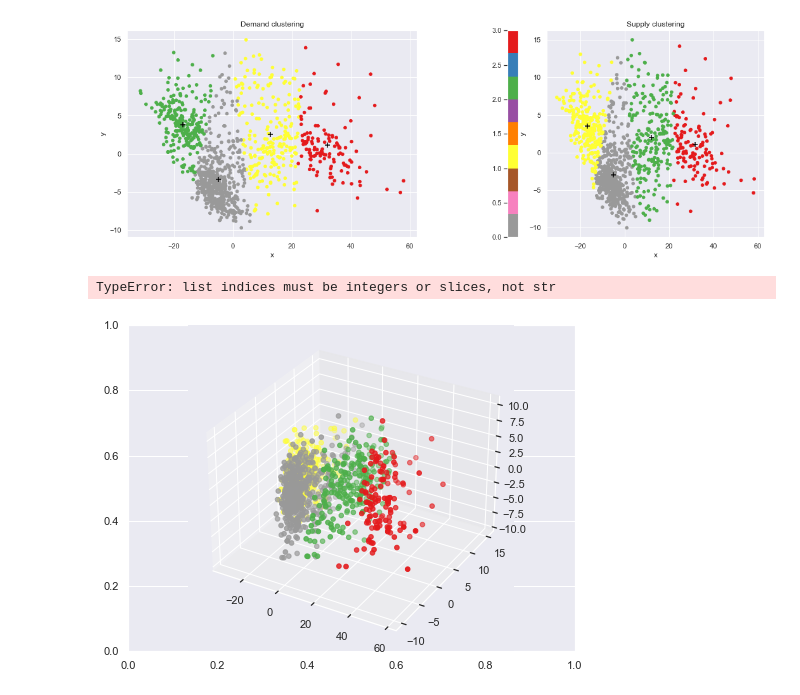
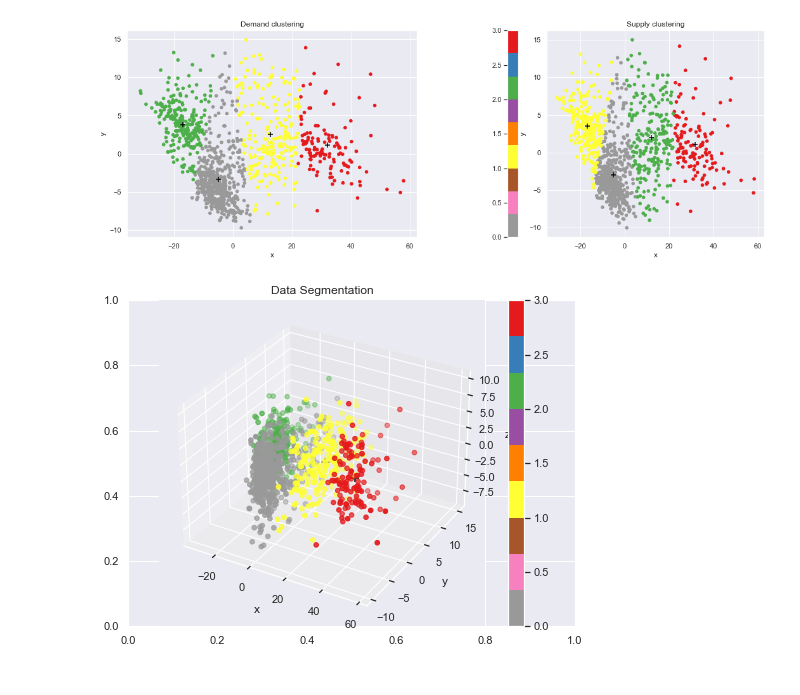
Before and after one commit to gkontogiannhs/Data-Mining, a Jupyter notebook: main.ipynb, the cells around one changed output. Cells and saved outputs as stored; diff of their text form; code cells hidden in the pictures.

```diff
--- a/main.ipynb
+++ b/main.ipynb
@@ -458,16 +463,16 @@ pyplot.show()
 # %% [output]
 [figure]
 # %%
-# Plotting for 3-Dimention
+# Plotting for 3-Dimention for demnands
 fig, ax = pyplot.subplots(figsize=(8, 6))
 ax = fig.add_subplot(111, projection='3d')
-scatter = ax.scatter(matrix['x'], matrix['y'], matrix['z'], c=matrix['cluster'], s=21, cmap=pyplot.cm.Set1_r)
-ax.scatter(cluster_centers['x'], cluster_centers['y'], cluster_centers['z'], s=70, c='black',marker='+')
+scatter = ax.scatter(demand_matrix['x'], demand_matrix['y'], demand_matrix['z'], c=demand_matrix['cluster'], s=21, cmap=pyplot.cm.Set1_r)
+ax.scatter(cluster_centers[0]['x'], cluster_centers[0]['y'], cluster_centers[0]['z'], s=70, c='black', marker='+')
 ax.set_xlabel('x')
 ax.set_ylabel('y')
 ax.set_zlabel('z')
 pyplot.colorbar(scatter)
 pyplot.title('Data Segmentation')
+pyplot.show()
 # %% [output]
-TypeError: list indices must be integers or slices, not str
-[figure, old version]
+[figure, new version]
```
Also changed, not shown: parts of 5 cells of this notebook.
